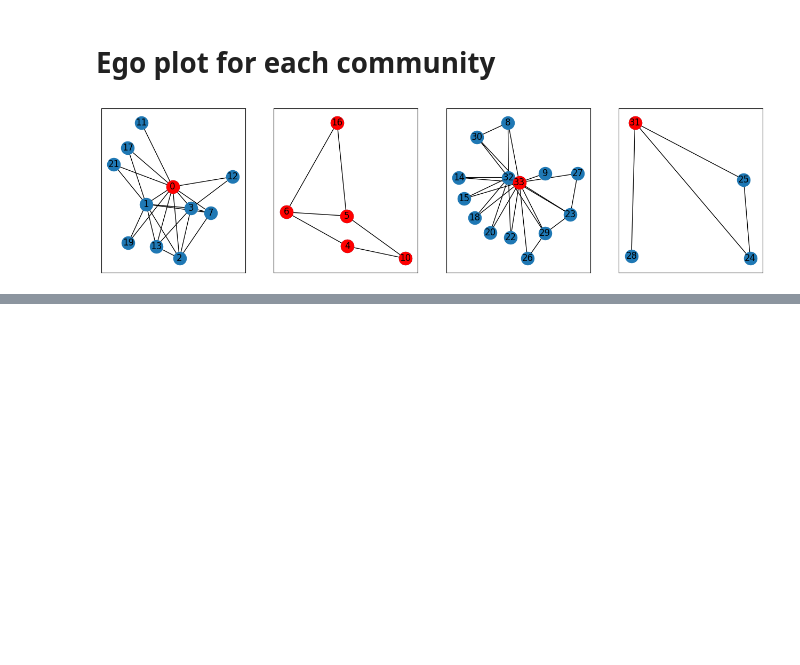
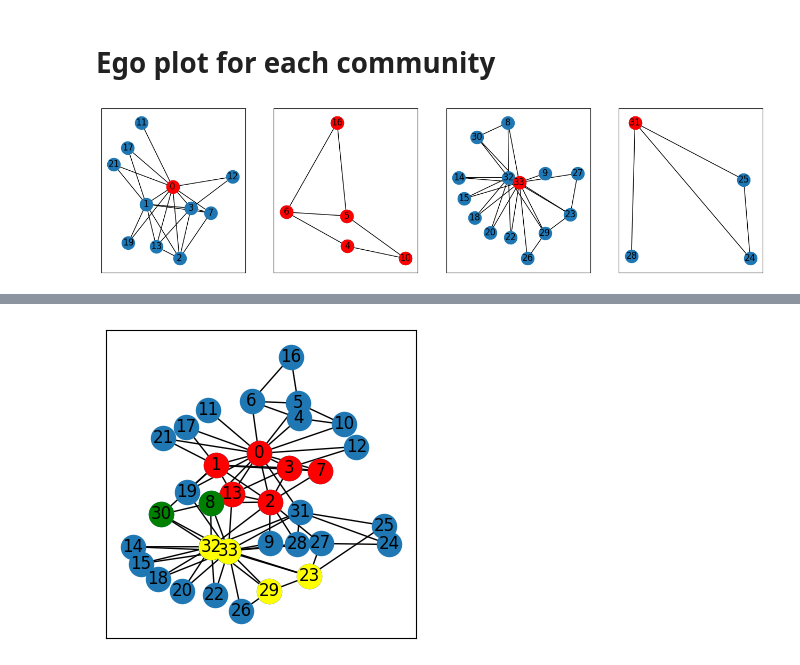
Before and after one commit to lipinski/graph-theory, a Jupyter notebook: community_detection.ipynb, the cells around one changed output, grey strips where cells are left out. Saved outputs shown, nothing was run; the diff lists cells and outputs as text; code cells hidden in the pictures; blank space fills up the shorter version.

```diff
--- a/community_detection.ipynb
+++ b/community_detection.ipynb
@@ -93,0 +105,12 @@ for comm_id, nodes in enumerate(nodes_per_community):
+# %%
+nodes_per_community = list(map(list, k_clique_communities(G, 4)))
+# %%
+fig = plt.figure(figsize=fig_size)
+nx.draw_networkx_labels(G,pos=pos)
+nx.draw_networkx_nodes(G, pos=pos)
+nx.draw_networkx_nodes(G, pos=pos, nodelist=nodes_per_community[0], node_color='red')
+nx.draw_networkx_nodes(G, pos=pos, nodelist=nodes_per_community[1], node_color='green')
+nx.draw_networkx_nodes(G, pos=pos, nodelist=nodes_per_community[2], node_color='yellow')
+nx.draw_networkx_edges(G, pos=pos);
+# %% [output]
+[figure, added]
```
Also changed, not shown: parts of 6 cells of this notebook.
